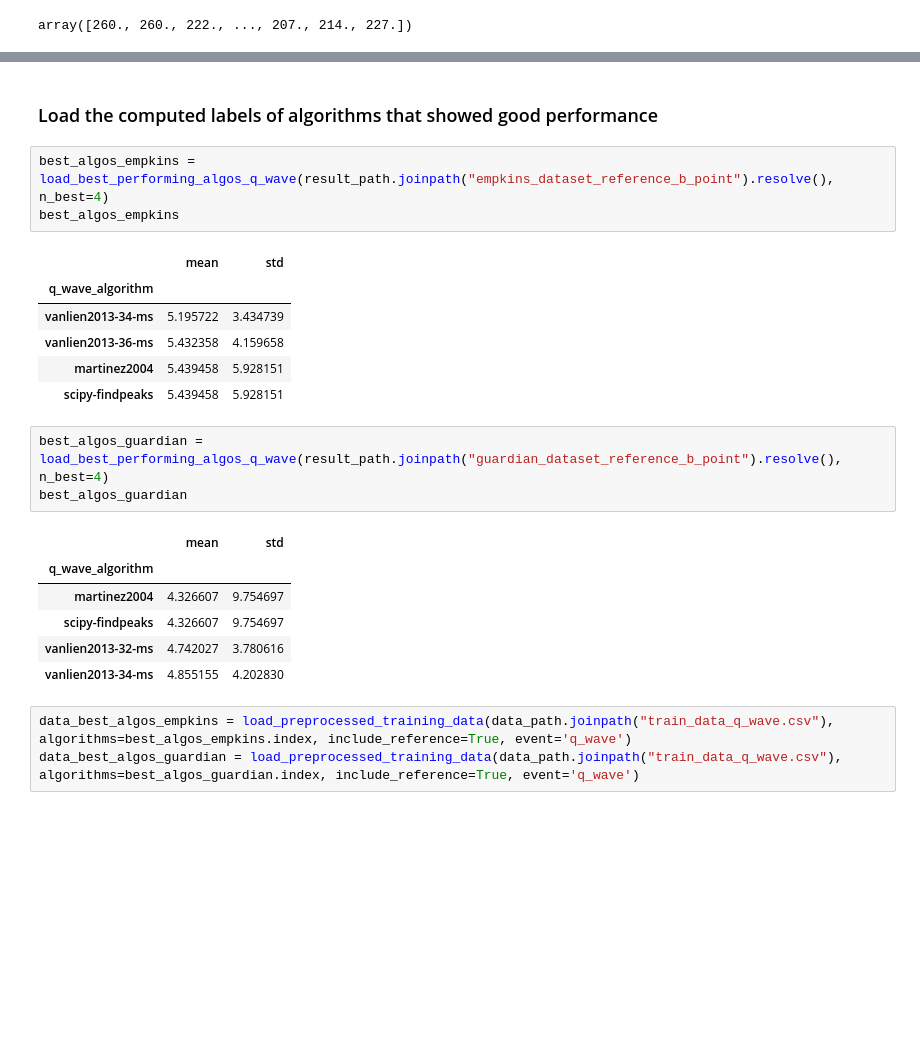
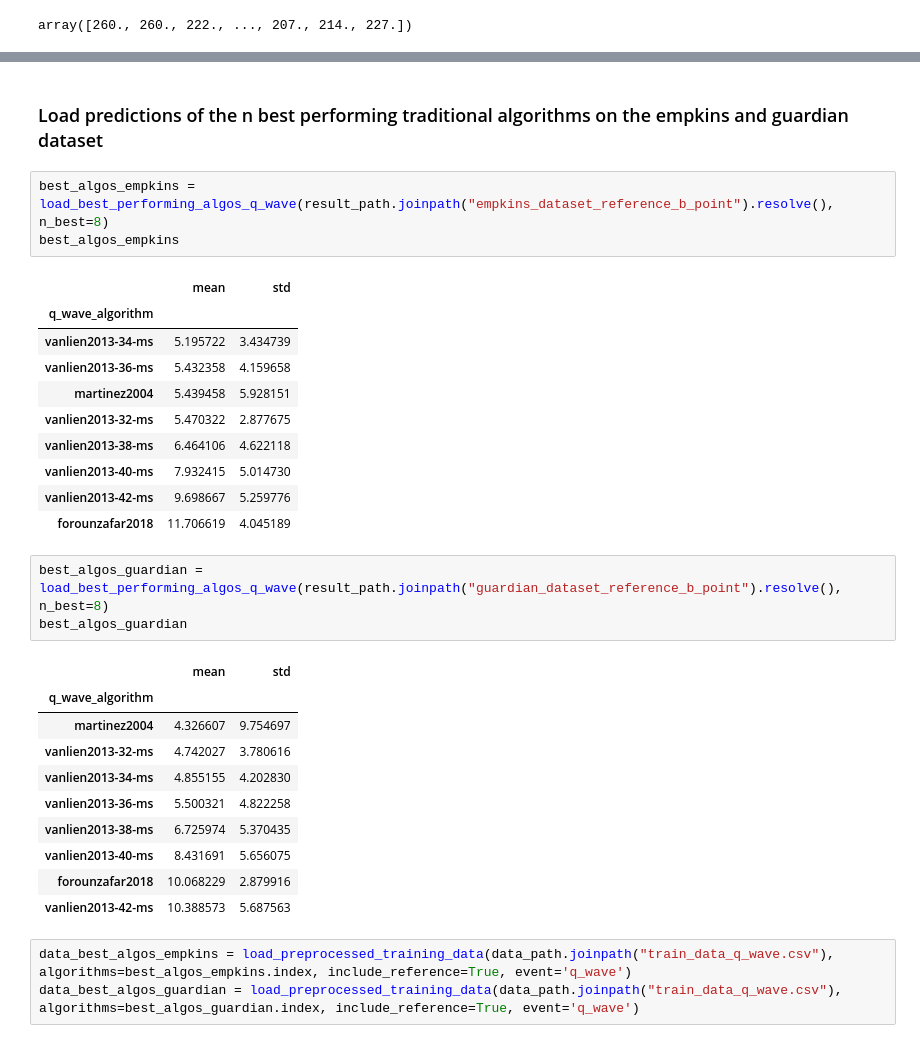
Before and after one commit to empkins/pepbench, a Jupyter notebook: experiments/pep_algorithm_benchmarking/notebooks/ML_analysis/EvaluateModelPerformance_q_peak.ipynb, the cells around one changed output, grey strips where cells are left out. Saved outputs shown, nothing was run; the diff lists cells and outputs as text; blank space fills up the shorter version.

```diff
--- a/experiments/pep_algorithm_benchmarking/notebooks/ML_analysis/EvaluateModelPerformance_q_peak.ipynb
+++ b/experiments/pep_algorithm_benchmarking/notebooks/ML_analysis/EvaluateModelPerformance_q_peak.ipynb
@@ -130,7 +127,7 @@ np.mean(abs_error_estimator)
-# %% [markdown]
-### Load the computed labels of algorithms that showed good performance
+# %% [markdown]
+### Load predictions of the n best performing traditional algorithms on the empkins and guardian dataset
 # %%
-best_algos_empkins = load_best_performing_algos_q_wave(result_path.joinpath("empkins_dataset_reference_b_point").resolve(), n_best=4)
+best_algos_empkins = load_best_performing_algos_q_wave(result_path.joinpath("empkins_dataset_reference_b_point").resolve(), n_best=8)
 best_algos_empkins
 # %% [output]
 |  | mean | std |
@@ -138,17 +135,25 @@ best_algos_empkins
 | vanlien2013-34-ms | 5.195722 | 3.434739 |
 | vanlien2013-36-ms | 5.432358 | 4.159658 |
 | martinez2004 | 5.439458 | 5.928151 |
-| scipy-findpeaks | 5.439458 | 5.928151 |
+| vanlien2013-32-ms | 5.470322 | 2.877675 |
+| vanlien2013-38-ms | 6.464106 | 4.622118 |
+| vanlien2013-40-ms | 7.932415 | 5.014730 |
+| vanlien2013-42-ms | 9.698667 | 5.259776 |
+| forounzafar2018 | 11.706619 | 4.045189 |
 # %%
-best_algos_guardian = load_best_performing_algos_q_wave(result_path.joinpath("guardian_dataset_reference_b_point").resolve(), n_best=4)
+best_algos_guardian = load_best_performing_algos_q_wave(result_path.joinpath("guardian_dataset_reference_b_point").resolve(), n_best=8)
 best_algos_guardian
 # %% [output]
 |  | mean | std |
 | q_wave_algorithm |  |  |
 | martinez2004 | 4.326607 | 9.754697 |
-| scipy-findpeaks | 4.326607 | 9.754697 |
 | vanlien2013-32-ms | 4.742027 | 3.780616 |
 | vanlien2013-34-ms | 4.855155 | 4.202830 |
+| vanlien2013-36-ms | 5.500321 | 4.822258 |
+| vanlien2013-38-ms | 6.725974 | 5.370435 |
+| vanlien2013-40-ms | 8.431691 | 5.656075 |
+| forounzafar2018 | 10.068229 | 2.879916 |
+| vanlien2013-42-ms | 10.388573 | 5.687563 |
 # %%
 data_best_algos_empkins = load_preprocessed_training_data(data_path.joinpath("train_data_q_wave.csv"), algorithms=best_algos_empkins.index, include_reference=True, event='q_wave')
 data_best_algos_guardian = load_preprocessed_training_data(data_path.joinpath("train_data_q_wave.csv"), algorithms=best_algos_guardian.index, include_reference=True, event='q_wave')
```
Also changed, not shown: parts of 28 cells of this notebook, 9 other files.
